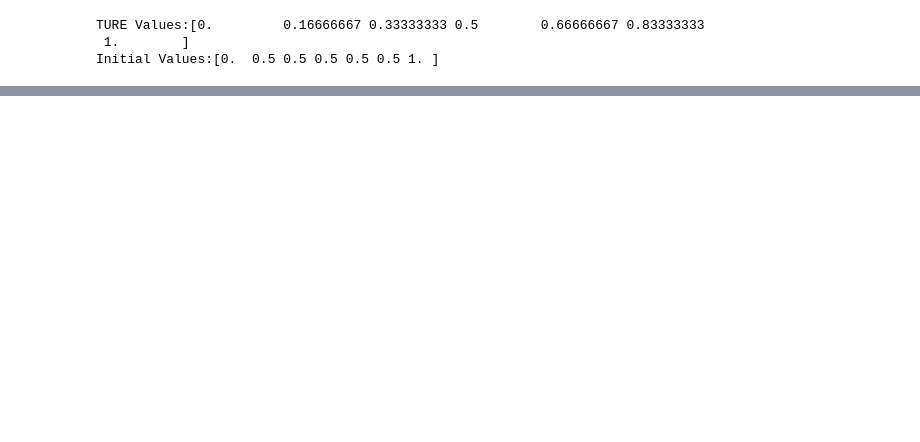
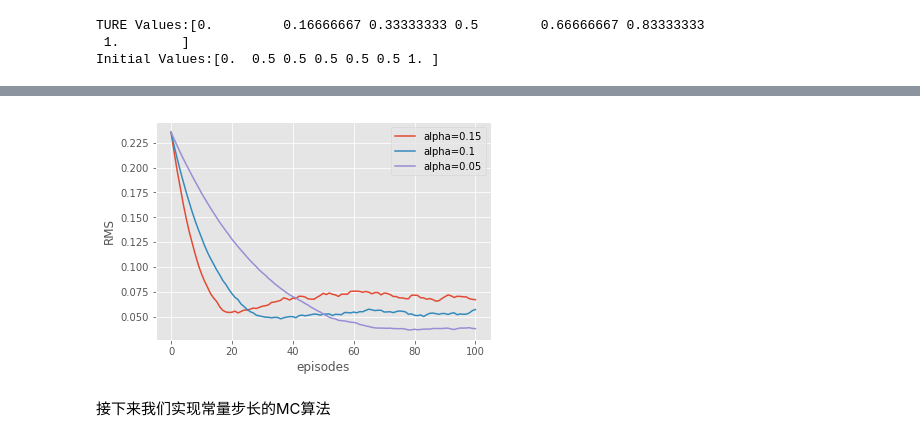
Before and after one commit to Baytoro/RL_shenlan, a Jupyter notebook: HW5_TD.ipynb, the cells around one changed output, grey strips where cells are left out. Saved outputs shown, nothing was run; the diff lists cells and outputs as text; code cells hidden in the pictures; blank space fills up the shorter version.

```diff
--- a/HW5_TD.ipynb
+++ b/HW5_TD.ipynb
@@ -47,0 +58,25 @@ a
+# %%
+def plot_td_rms():
+    all_errors = dict() # 存好曲线的信息以为了和MC方法对比
+    for i, alpha in enumerate(alphas):
+        mean_errors = np.zeros(max_episode)
+        for n in range(N):
+            curr_V = np.copy(V)
+            errors = []
+            for e in range(max_episode):
+                errors.append(RMS(curr_V))
+                td(curr_V, alpha)
+            mean_errors += np.asarray(errors)
+        mean_errors /= N
+        all_errors[alpha] = mean_errors
+        plt.plot(mean_errors, label="alpha={}".format(alpha))
+    plt.xlabel('episodes')
+    plt.ylabel('RMS')
+    plt.legend()
+    return all_errors
+# %%
+TD_errors = plot_td_rms()
+# %% [output]
+[figure, added]
+# %% [markdown]
+接下来我们实现常量步长的MC算法
```
Also changed, not shown: parts of 29 cells of this notebook.
